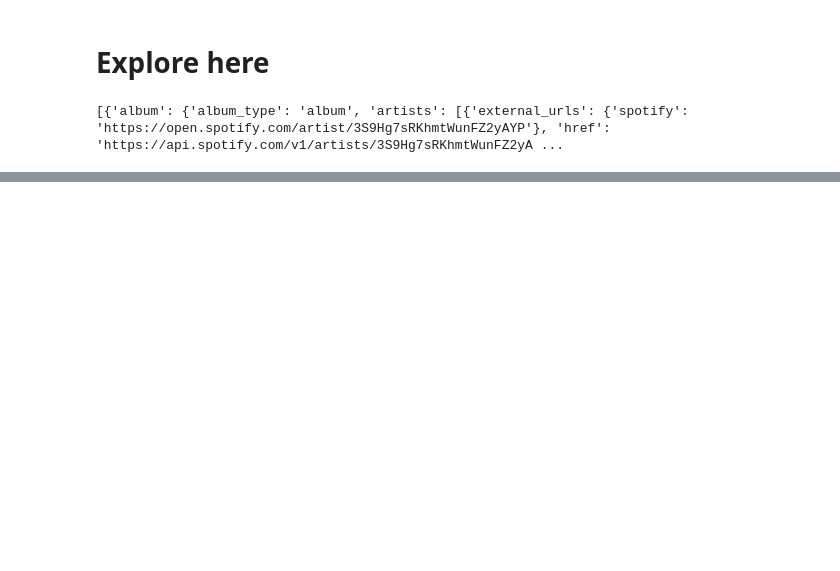
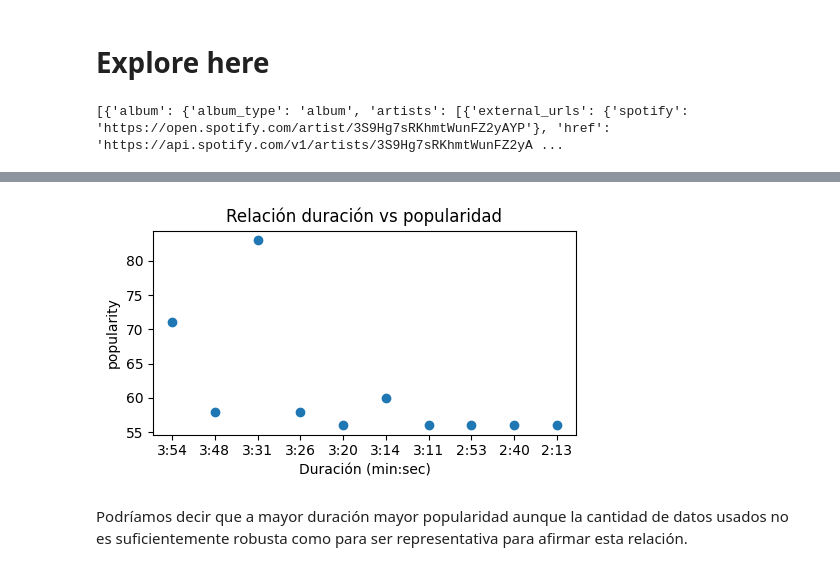
Before and after one commit to 4GeeksAcademy/kiliangil-interacting-with-api-python-project-tutorial, a Jupyter notebook: src/explore.ipynb, the cells around one changed output, grey strips where cells are left out. Drawn from its saved outputs; the diff is of its cells as text; code cells hidden in the pictures; blank space fills up the shorter version.

Commit message:
Todos los pasos completados

```diff
--- a/src/explore.ipynb
+++ b/src/explore.ipynb
@@ -44,2 +44,14 @@ df
 | 8 | Infierno | 56 | 3:20 |
 | 9 | Konbini Wars | 56 | 2:53 |
+# %%
+#Paso 7. Analizar relación estadística
+df_sorted = df.sort_values(by='duration_min_sec', ascending=False)
+plt.figure(figsize=(5, 3))
+plt.scatter(df_sorted['duration_min_sec'], df_sorted['popularity'])
+plt.title('Relación duración vs popularidad')
+plt.xlabel('Duración (min:sec)'); plt.ylabel('popularity')
+plt.tight_layout(); plt.show()
+# %% [output]
+[figure, added]
+# %% [markdown]
+Podríamos decir que a mayor duración mayor popularidad aunque la cantidad de datos usados no es suficientemente robusta como para ser representativa para afirmar esta relación.
```
Also changed, not shown: parts of 1 cell of this notebook, 1 other file.
